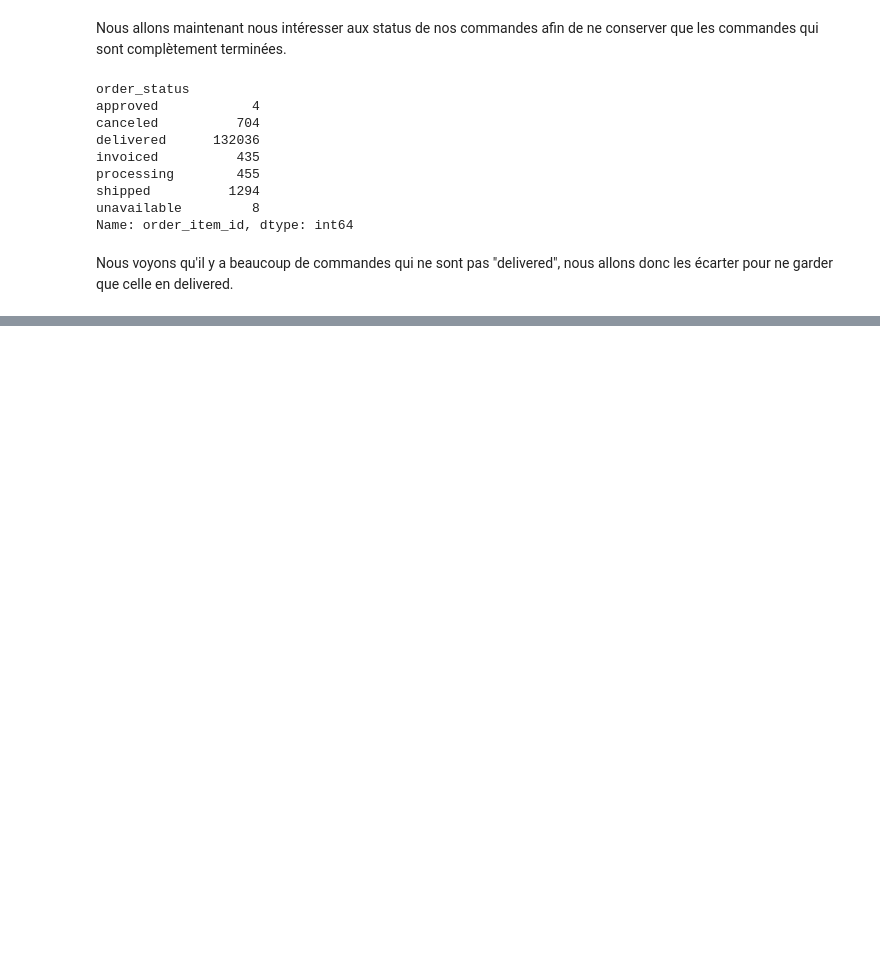
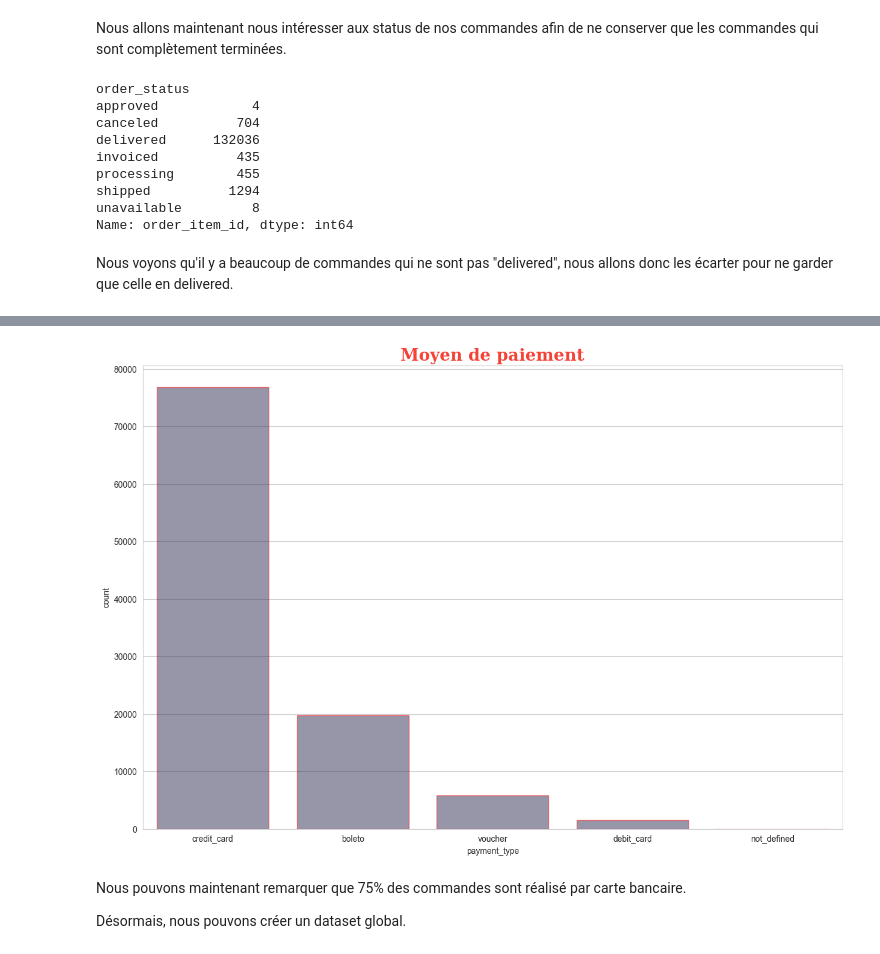
Before and after one commit to laildfz/P4_machine_learning, a Jupyter notebook: desfossez_rayan_notebook_clean_112022.ipynb, the cells around one changed output, grey strips where cells are left out. Drawn from its saved outputs; the diff is of its cells as text; code cells hidden in the pictures; blank space fills up the shorter version.

```diff
--- a/desfossez_rayan_notebook_clean_112022.ipynb
+++ b/desfossez_rayan_notebook_clean_112022.ipynb
@@ -295,0 +372,18 @@ order_items = order_items[order_items["order_status"] == "delivered"]
+# %%
+payment_group = order_payments.groupby(by="order_id").agg({"payment_installments": 'sum',"payment_sequential": 'count'})
+order_items = pd.merge(order_items, payment_group, how="left", on="order_id")
+order_items = order_items.rename(columns={"payment_installments": "sum_payment_installments","payment_sequential": "nb_payment_sequential"})
+
+plt.figure(figsize=(15, 10))
+sns.countplot(data=order_payments, x="payment_type",
+              edgecolor="red",
+              color="#2c275c", alpha=0.5)
+
+plt.title("Moyen de paiement", fontdict=font_title)
+plt.show()
+# %% [output]
+[figure, added]
+# %% [markdown]
+Nous pouvons maintenant remarquer que 75% des commandes sont réalisé par carte bancaire.
+
+Désormais, nous pouvons créer un dataset global.
```
Also changed, not shown: parts of 9 cells of this notebook.
